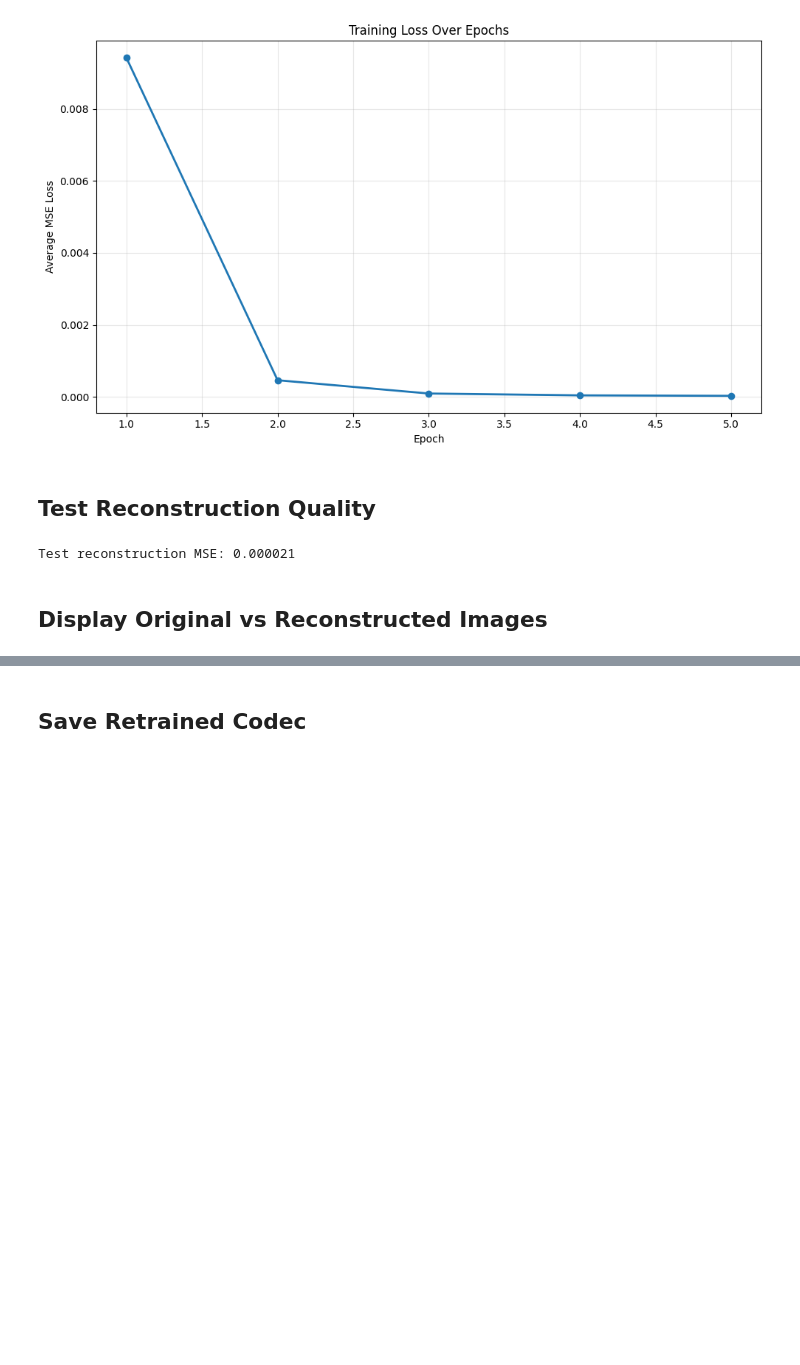
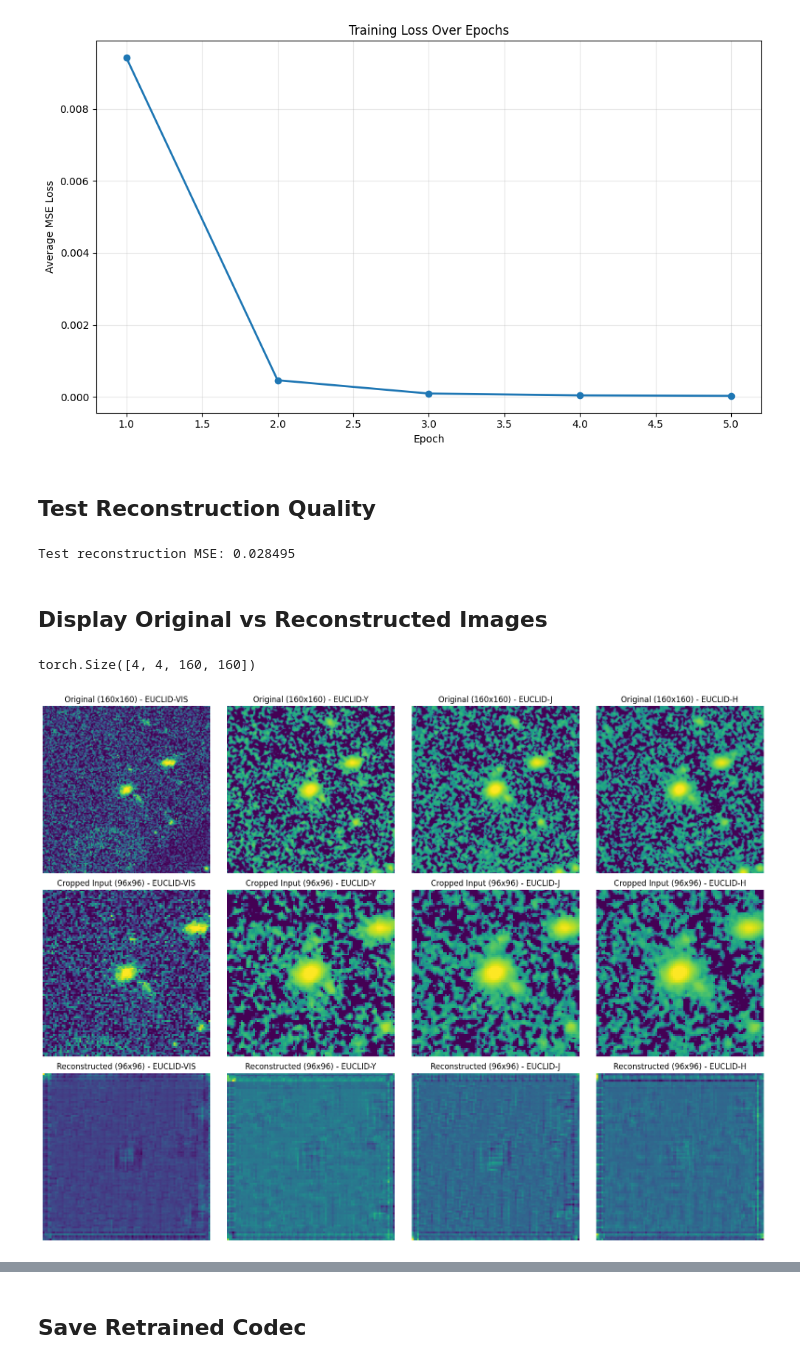
Before and after one commit to ASKabalan/AION, a Jupyter notebook: notebooks/06-Retrain_ImageCodec.ipynb, the cells around one changed output, grey strips where cells are left out. Cells and saved outputs as stored; diff of their text form; code cells hidden in the pictures; blank space fills up the shorter version.

```diff
--- a/notebooks/06-Retrain_ImageCodec.ipynb
+++ b/notebooks/06-Retrain_ImageCodec.ipynb
@@ -150,15 +156,21 @@ plt.show()
 # %% [markdown]
 ## Test Reconstruction Quality
 # %%
+from aion.codecs.preprocessing.image import CenterCrop
+
+crop_96 = CenterCrop(crop_size=96)
+
+
 codec.eval()
 
 with torch.no_grad():
     test_batch = next(iter(loader))
     rgb_image, euclid_image, desi_spectrum, z_redshift = test_batch
 
-    euclid_image.flux = euclid_image.flux.to(device)
-    euclid_cropped_flux = crop_96(euclid_image.flux)
-    euclid_as_hsc = HSCImage(flux=euclid_cropped_flux, bands=euclid_image.bands)
+    euclid_original_flux = euclid_image.flux.clone()
+
+    euclid_cropped_flux = crop_96(euclid_image.flux.to(device))
+    euclid_as_hsc = HSCImage(flux=euclid_original_flux, bands=euclid_image.bands)
 
     tokens = codec.encode(euclid_as_hsc)
     reconstructed = codec.decode(tokens, bands=euclid_image.bands)
@@ -166,12 +178,44 @@ with torch.no_grad():
     test_loss = criterion(reconstructed.flux, euclid_cropped_flux)
     print(f"Test reconstruction MSE: {test_loss.item():.6f}")
 
-original_flux = euclid_cropped_flux.cpu()
+original_flux = euclid_image.flux.cpu()
+cropped_flux = euclid_cropped_flux.cpu()
 reconstructed_flux = reconstructed.flux.cpu()
 # %% [output]
-Test reconstruction MSE: 0.000021
+Test reconstruction MSE: 0.028495
 # %% [markdown]
 ## Display Original vs Reconstructed Images
+# %%
+original_flux.shape
+# %% [output]
+torch.Size([4, 4, 160, 160])
+# %%
+sample_idx = 0
+num_bands = original_flux.shape[1]
+
+fig, axes = plt.subplots(3, num_bands, figsize=(16, 12))
+
+for band_idx in range(num_bands):
+    orig_img = original_flux[sample_idx, band_idx].numpy()
+    crop_img = cropped_flux[sample_idx, band_idx].numpy()
+    recon_img = reconstructed_flux[sample_idx, band_idx].numpy()
+
+    axes[0, band_idx].imshow(orig_img, cmap='viridis')
+    axes[0, band_idx].set_title(f'Original (160x160) - {euclid_image.bands[band_idx]}')
+    axes[0, band_idx].axis('off')
+
+    axes[1, band_idx].imshow(crop_img, cmap='viridis')
+    axes[1, band_idx].set_title(f'Cropped Input (96x96) - {euclid_image.bands[band_idx]}')
+    axes[1, band_idx].axis('off')
+
+    axes[2, band_idx].imshow(recon_img, cmap='viridis')
+    axes[2, band_idx].set_title(f'Reconstructed (96x96) - {euclid_image.bands[band_idx]}')
+    axes[2, band_idx].axis('off')
+
+plt.tight_layout()
+plt.show()
+# %% [output]
+[figure, added]
 # %%
 sample_idx = 0
 num_bands = original_flux.shape[1]
```
Also changed, not shown: parts of 3 cells of this notebook.
